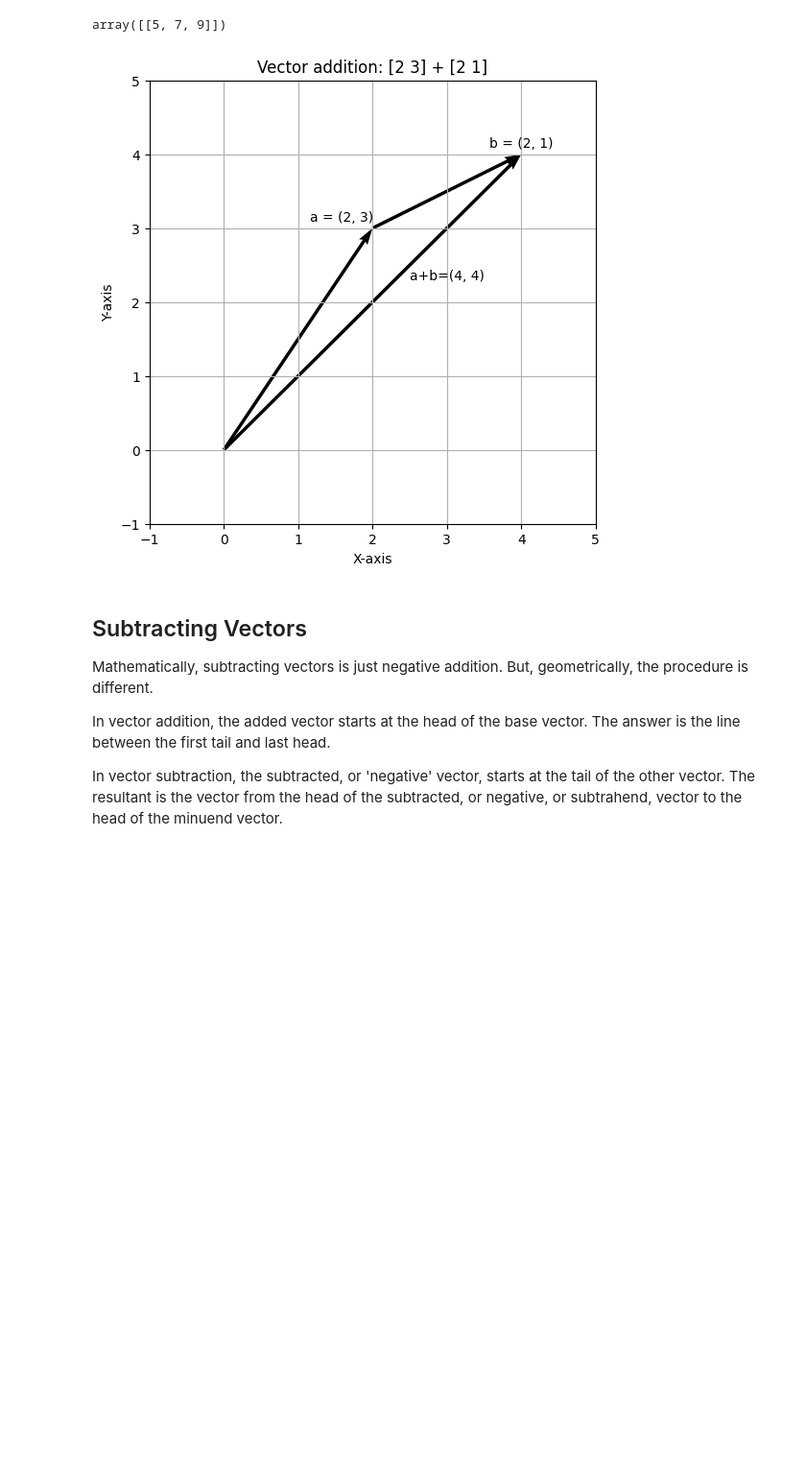
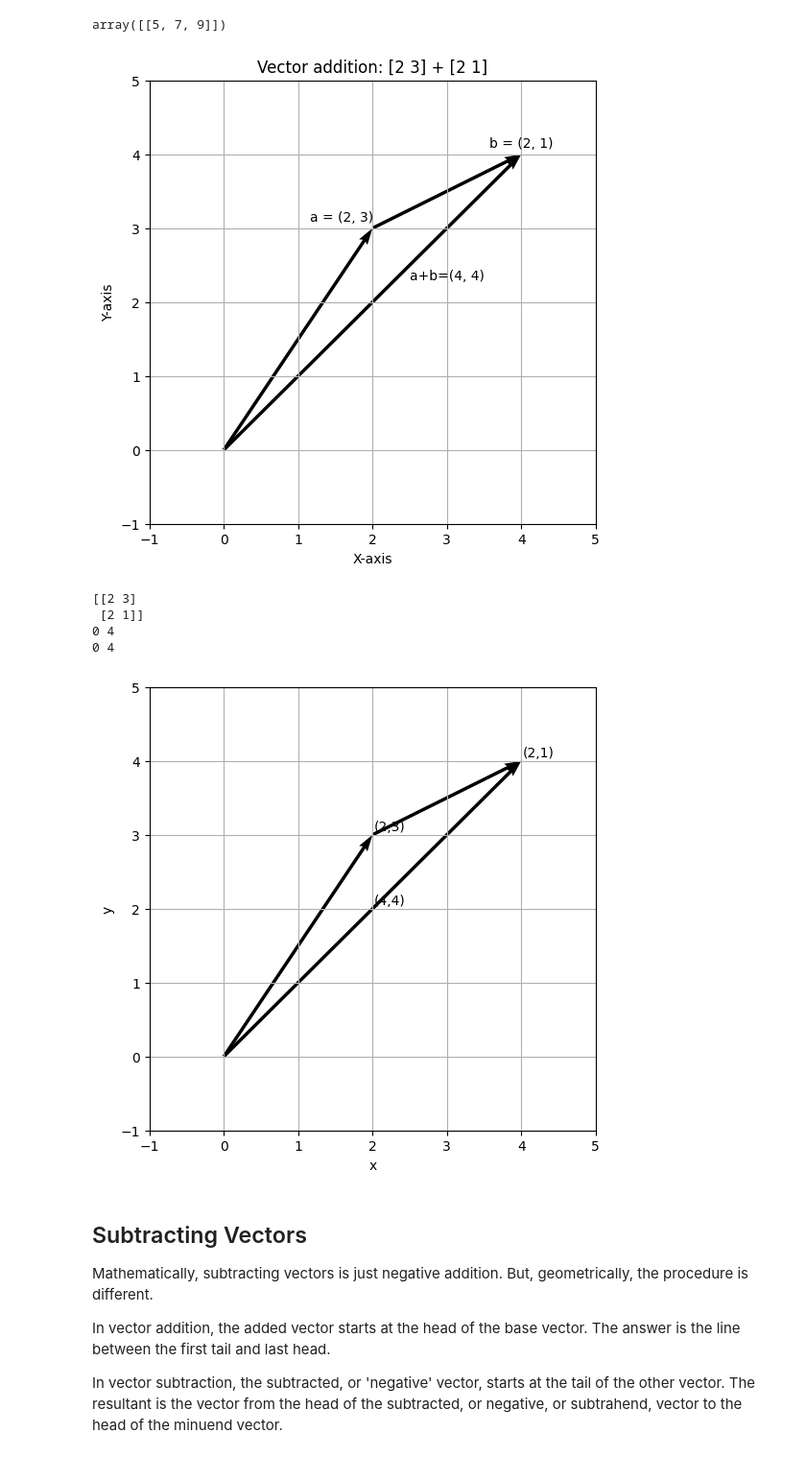
Before and after one commit to solarecho3/vectors, a Jupyter notebook: vectors.ipynb, the cells around one changed output. Shown at 96% size. Cells and saved outputs as stored; diff of their text form; code cells hidden in the pictures; blank space fills up the shorter version.

```diff
--- a/vectors.ipynb
+++ b/vectors.ipynb
@@ -104,28 +194,35 @@ array([[5, 7, 9]])
 # %%
 # Define the vector 'a'
 a = np.array([2, 3])
 b = np.array([2, 1])
 
-# Create a plot of the vector 'a'
+# # Create a plot of the vector 'a'
 plt.figure(figsize=(6, 6))
 plt.quiver(0, 0, a[0], a[1], angles='xy', scale_units='xy', scale=1)
 plt.quiver(a[0], a[1], b[0], b[1], angles='xy', scale_units='xy', scale=1)
 plt.quiver(0, 0, a[0]+b[0], a[1]+b[1], angles='xy', scale_units='xy', scale=1)
 
 # Annotate the vector
 plt.annotate(f"a = ({a[0]}, {a[1]})", xy=(a[0]-.5, a[1]), xytext=(5, 5), textcoords="offset points", ha="center")
 plt.annotate(f"b = ({b[0]}, {b[1]})", xy=(a[0]+b[0], a[1]+b[1]+.1), ha="center")
 plt.annotate("a+b=(4, 4)", xy=(3,2.3), ha="center")
 
 plt.xlabel("X-axis")
 plt.ylabel("Y-axis")
 plt.title("Vector addition: [2 3] + [2 1]")
 plt.xlim(-1, max(abs(a))+2)
 plt.ylim(-1, max(abs(a))+2)
 plt.grid()
 plt.show()
+
+addvec2(np.array([[a,b]]))
 # %% [output]
 [figure]
+[[2 3]
+ [2 1]]
+0 4
+0 4
+[figure, added]
 # %% [markdown]
 ## Subtracting Vectors
 
```
Also changed, not shown: parts of 3 cells of this notebook.
